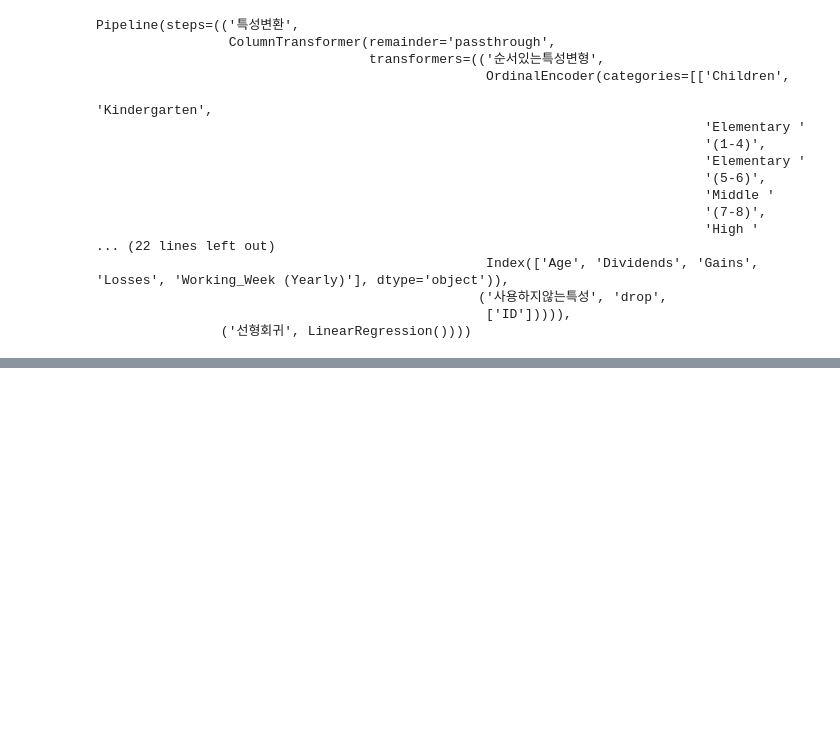
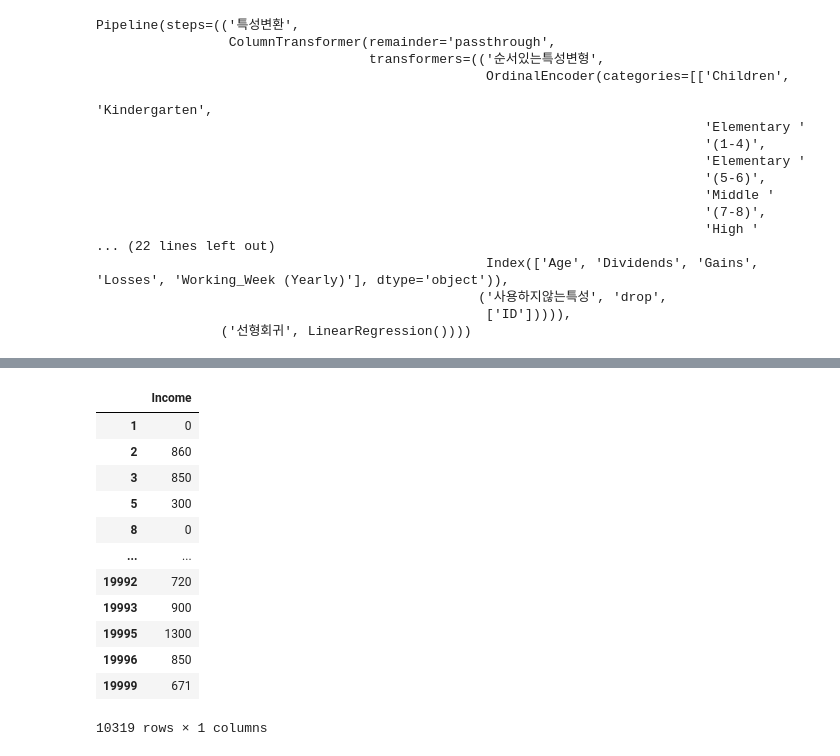
Before and after one commit to Apple03244/ML, a Jupyter notebook: 01_Linear/00_linearRegression.ipynb, the cells around one changed output, grey strips where cells are left out. Drawn from its saved outputs; the diff is of its cells as text; code cells hidden in the pictures; blank space fills up the shorter version.

```diff
--- a/01_Linear/00_linearRegression.ipynb
+++ b/01_Linear/00_linearRegression.ipynb
@@ -263,0 +366,16 @@ np.float64(3.4838190622253983e+58)
+# %%
+use_df[label]
+# %% [output]
+|  | Income |
+| 1 | 0 |
+| 2 | 860 |
+| 3 | 850 |
+| 5 | 300 |
+| 8 | 0 |
+| ... | ... |
+| 19992 | 720 |
+| 19993 | 900 |
+| 19995 | 1300 |
+| 19996 | 850 |
+| 19999 | 671 |
+10319 rows × 1 columns
```
Also changed, not shown: parts of 32 cells of this notebook, 6 other files.
